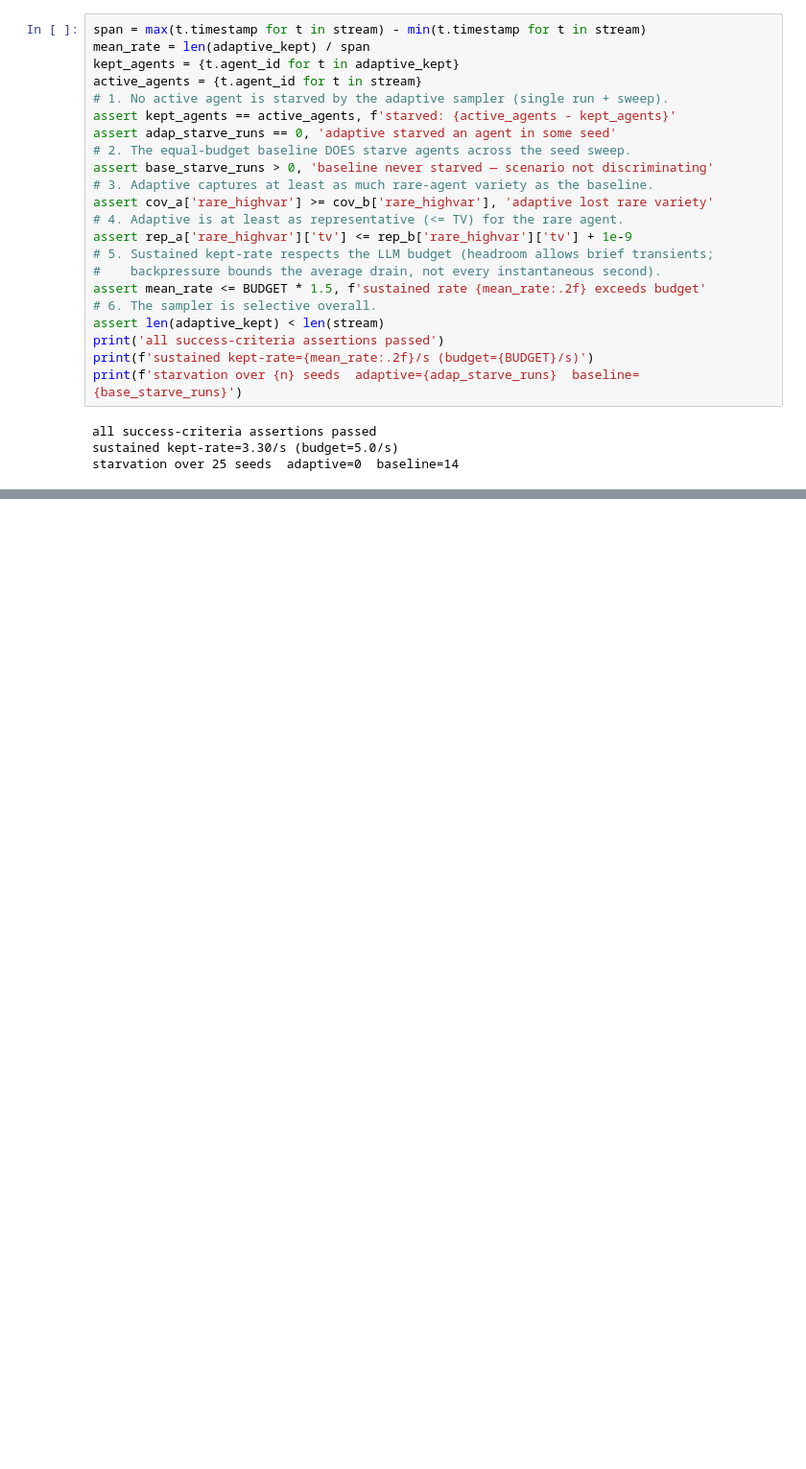
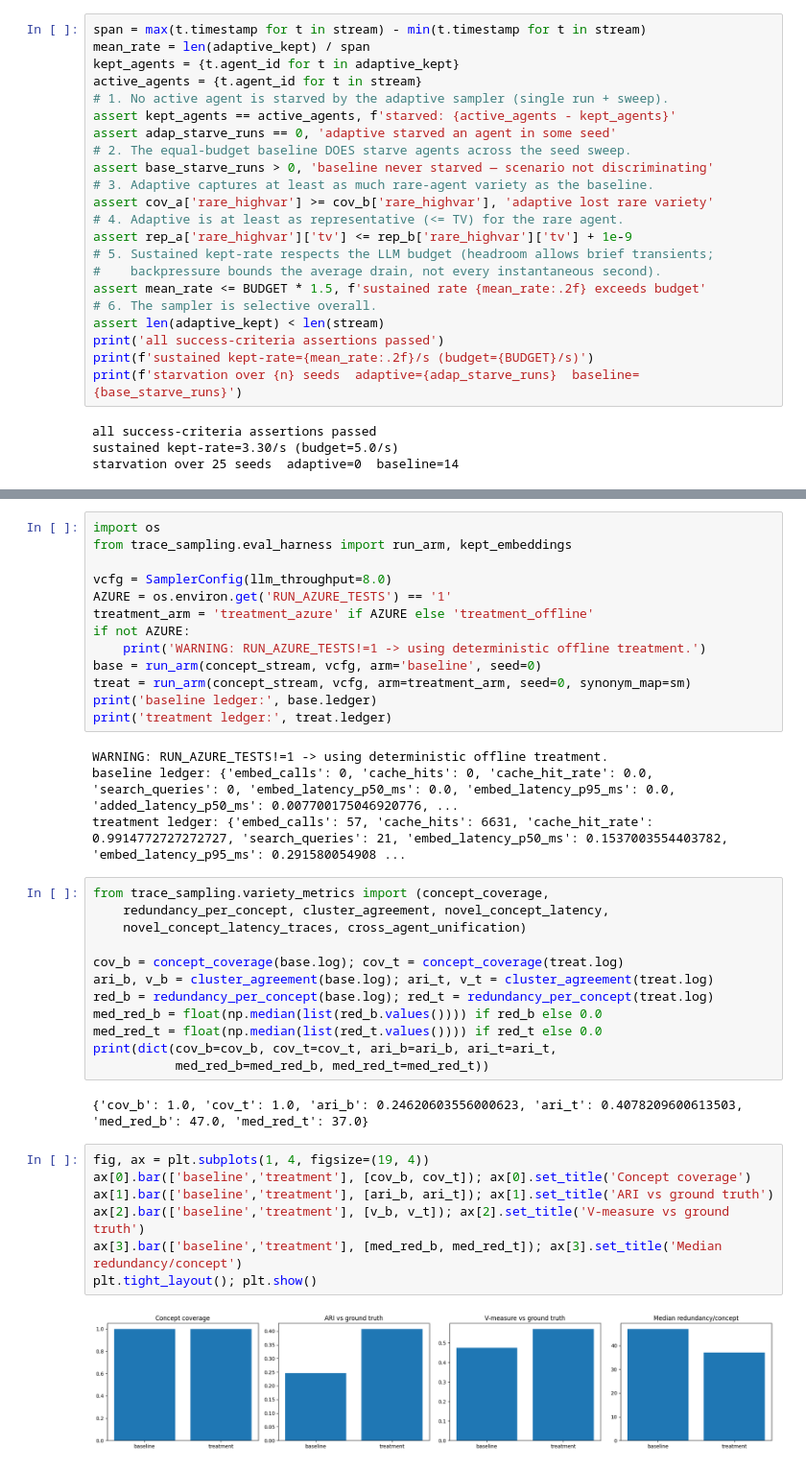
Before and after one commit to aadharshkannan/singlenotebooks, a Jupyter notebook: adaptive_trace_sampling.ipynb, the cells around one changed output, grey strips where cells are left out. Shown at 96% size. Saved outputs shown, nothing was run; the diff lists cells and outputs as text; blank space fills up the shorter version.

```diff
--- a/adaptive_trace_sampling.ipynb
+++ b/adaptive_trace_sampling.ipynb
@@ -185,0 +232,40 @@ starvation over 25 seeds  adaptive=0  baseline=14
+# %%
+import os
+from trace_sampling.eval_harness import run_arm, kept_embeddings
+
+vcfg = SamplerConfig(llm_throughput=8.0)
+AZURE = os.environ.get('RUN_AZURE_TESTS') == '1'
+treatment_arm = 'treatment_azure' if AZURE else 'treatment_offline'
+if not AZURE:
+    print('WARNING: RUN_AZURE_TESTS!=1 -> using deterministic offline treatment.')
+base = run_arm(concept_stream, vcfg, arm='baseline', seed=0)
+treat = run_arm(concept_stream, vcfg, arm=treatment_arm, seed=0, synonym_map=sm)
+print('baseline ledger:', base.ledger)
+print('treatment ledger:', treat.ledger)
+# %% [output]
+WARNING: RUN_AZURE_TESTS!=1 -> using deterministic offline treatment.
+baseline ledger: {'embed_calls': 0, 'cache_hits': 0, 'cache_hit_rate': 0.0, 'search_queries': 0, 'embed_latency_p50_ms': 0.0, 'embed_latency_p95_ms': 0.0, 'added_latency_p50_ms': 0.007700175046920776, ...
+treatment ledger: {'embed_calls': 57, 'cache_hits': 6631, 'cache_hit_rate': 0.9914772727272727, 'search_queries': 21, 'embed_latency_p50_ms': 0.1537003554403782, 'embed_latency_p95_ms': 0.291580054908 ...
+# %%
+from trace_sampling.variety_metrics import (concept_coverage,
+    redundancy_per_concept, cluster_agreement, novel_concept_latency,
+    novel_concept_latency_traces, cross_agent_unification)
+
+cov_b = concept_coverage(base.log); cov_t = concept_coverage(treat.log)
+ari_b, v_b = cluster_agreement(base.log); ari_t, v_t = cluster_agreement(treat.log)
+red_b = redundancy_per_concept(base.log); red_t = redundancy_per_concept(treat.log)
+med_red_b = float(np.median(list(red_b.values()))) if red_b else 0.0
+med_red_t = float(np.median(list(red_t.values()))) if red_t else 0.0
+print(dict(cov_b=cov_b, cov_t=cov_t, ari_b=ari_b, ari_t=ari_t,
+           med_red_b=med_red_b, med_red_t=med_red_t))
+# %% [output]
+{'cov_b': 1.0, 'cov_t': 1.0, 'ari_b': 0.24620603556000623, 'ari_t': 0.4078209600613503, 'med_red_b': 47.0, 'med_red_t': 37.0}
+# %%
+fig, ax = plt.subplots(1, 4, figsize=(19, 4))
+ax[0].bar(['baseline','treatment'], [cov_b, cov_t]); ax[0].set_title('Concept coverage')
+ax[1].bar(['baseline','treatment'], [ari_b, ari_t]); ax[1].set_title('ARI vs ground truth')
+ax[2].bar(['baseline','treatment'], [v_b, v_t]); ax[2].set_title('V-measure vs ground truth')
+ax[3].bar(['baseline','treatment'], [med_red_b, med_red_t]); ax[3].set_title('Median redundancy/concept')
+plt.tight_layout(); plt.show()
+# %% [output]
+[figure, added]
```
Also changed, not shown: parts of 8 cells of this notebook, 2 other files.
